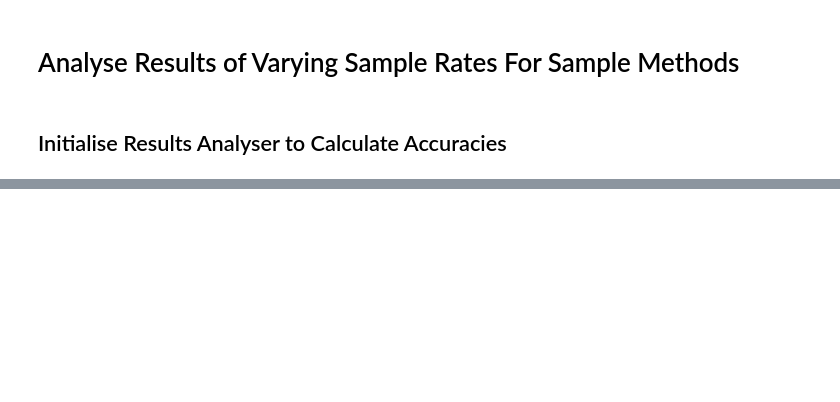
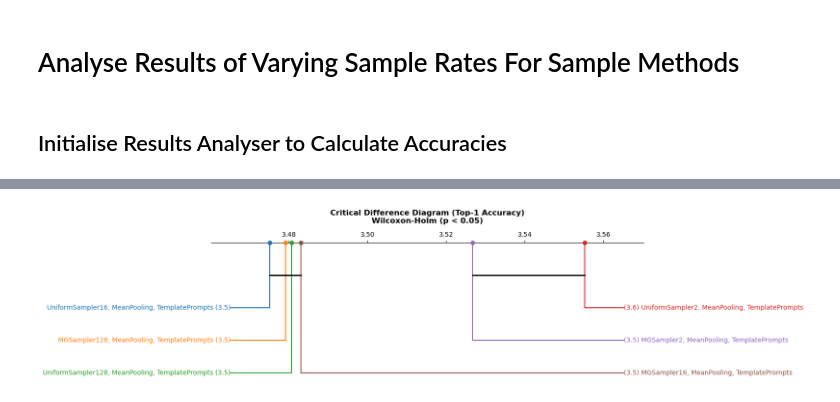
Before and after one commit to KubaJ23/vlm-zsar-dissertation, a Jupyter notebook: notebooks/04_compare_sample_rates_and_samplers.ipynb, the cells around one changed output, grey strips where cells are left out. Saved outputs shown, nothing was run; the diff lists cells and outputs as text; code cells hidden in the pictures; blank space fills up the shorter version.

```diff
--- a/notebooks/04_compare_sample_rates_and_samplers.ipynb
+++ b/notebooks/04_compare_sample_rates_and_samplers.ipynb
@@ -31,0 +32,4 @@ results_analyser.show_accuracy_comparison_plot()
+# %%
+results_analyser.plot_cd_diagram()
+# %% [output]
+[figure, added]
```
Also changed, not shown: parts of 2 cells of this notebook, 5 other files.
